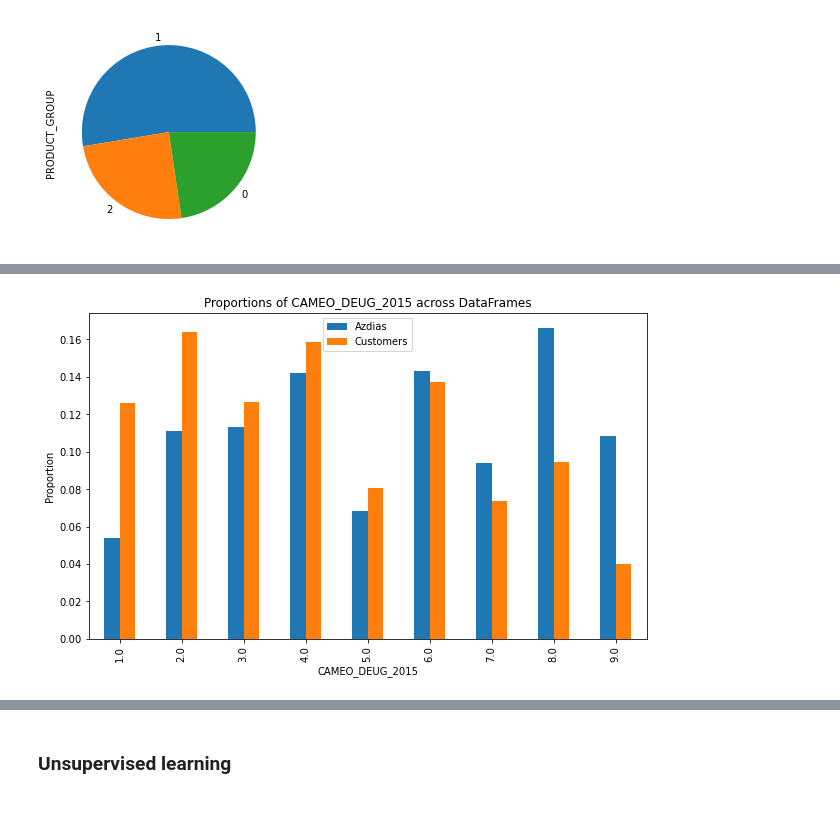
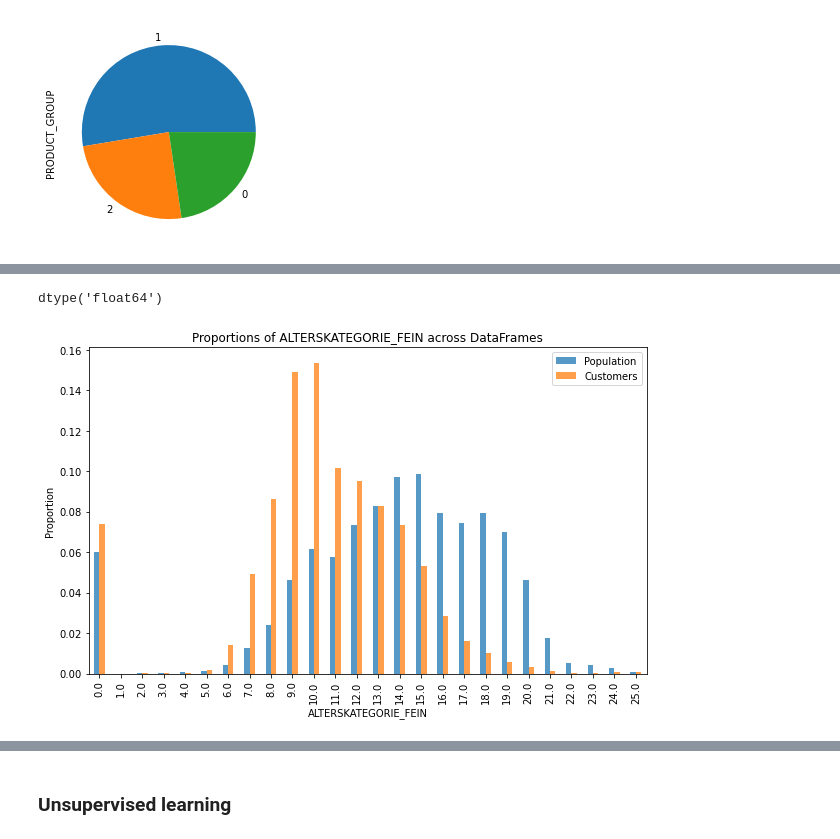
Before and after one commit to ditivaidya/Udacity-Project-IV, a Jupyter notebook: Arvato Project Workbook.ipynb, the cells around one changed output, grey strips where cells are left out. Drawn from its saved outputs; the diff is of its cells as text; code cells hidden in the pictures; blank space fills up the shorter version.

```diff
--- a/Arvato Project Workbook.ipynb
+++ b/Arvato Project Workbook.ipynb
@@ -398,10 +405,12 @@ cust_clean1.PRODUCT_GROUP.value_counts(normalize=True).plot.pie()
 <AxesSubplot:ylabel='PRODUCT_GROUP'>
 [figure]
 # %%
-def viz_difference(feature, df1 = azdias_clean_clust, df2 = cust_clean_clust):
+def viz_difference(feature, df1 = azdias_clean_clust, df2 = cust_clean_clust, col_index_mapping=None, rot=0):
     '''
 
     '''
+    if col_index_mapping is None:
+       col_index_mapping = {}
 
     # % of category df1
     azdias_perc = df1[feature].value_counts(normalize=True)
@@ -411,13 +420,18 @@ def viz_difference(feature, df1 = azdias_clean_clust, df2 = cust_clean_clust):
 
     # Merge the proportions into a single DataFrame
     df_perc = pd.concat([azdias_perc, customer_perc], axis=1)
-    df_perc.columns = ['Azdias', 'Customers']
+    df_perc.columns = ['Population', 'Customers']
 
     # Sort the DataFrame by the category name for consistent plotting
     df_perc.sort_index(inplace=True)
 
+    # rename idxs appropriately
+    df_perc.rename(index=col_index_mapping, inplace=True)
+
+
     # Plot the bar chart to visualize the proportions
-    df_perc.plot(kind='bar', figsize=(10, 6))
+    df_perc.plot(kind='bar', figsize=(10, 6), alpha=0.75, rot=rot)
+
     plt.xlabel(feature)
     plt.ylabel('Proportion')
     plt.title(f'Proportions of {feature} across DataFrames')
@@ -436,4 +481,11 @@ def viz_difference(feature, df1 = azdias_clean_clust, df2 = cust_clean_clust):
+# %%
+azdias.ALTERSKATEGORIE_FEIN.dtype
+# %% [output]
+dtype('float64')
 # %%
-viz_difference('CAMEO_DEUG_2015', df1 = azdias_clean_clust, df2 = cust_clean_clust)
+viz_difference('ALTERSKATEGORIE_FEIN',
+                df1 = azdias_clean_clust, df2 = cust_clean_clust,
+                rot = 90,
+                col_index_mapping = None)
 # %% [output]
-[figure, old version]
+[figure, new version]
```
Also changed, not shown: parts of 56 cells of this notebook, 1 other file.
